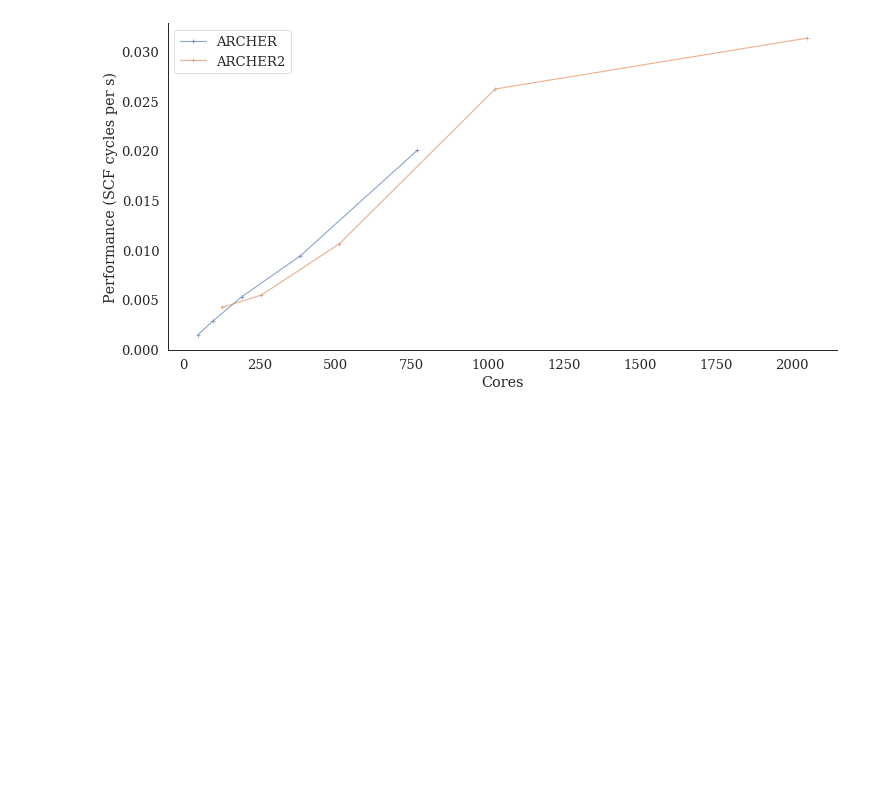
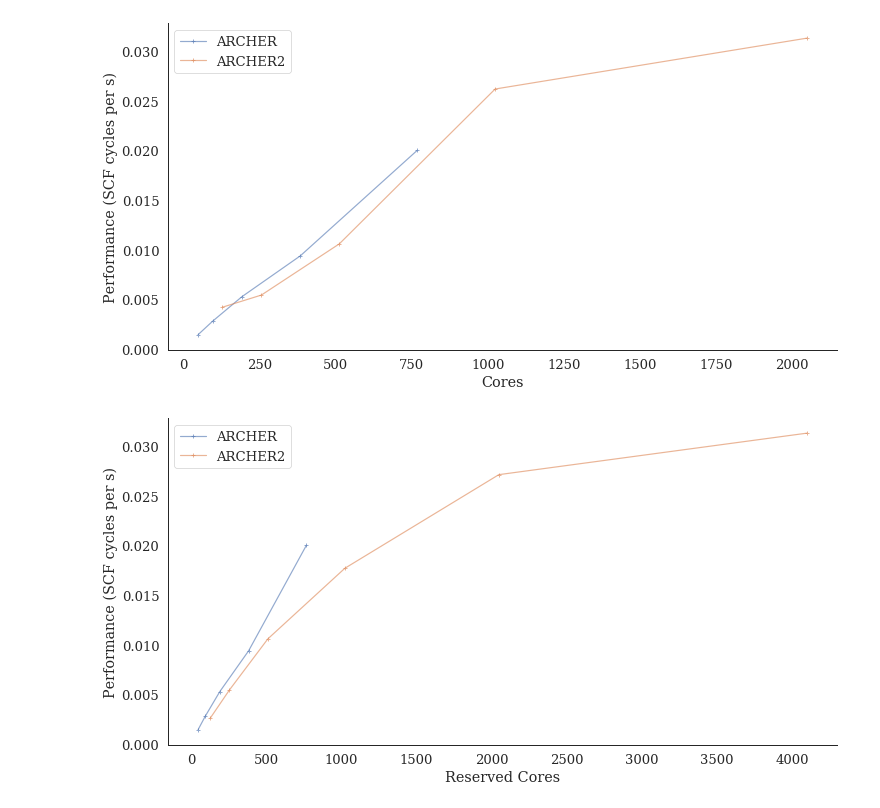
Before and after one commit to hpc-uk/archer-benchmarks, a Jupyter notebook: others/VASP/analysis/VASP_TiO2_perf_analysis.ipynb, the cells around one changed output. Saved outputs shown, nothing was run; the diff lists cells and outputs as text; code cells hidden in the pictures; blank space fills up the shorter version.

```diff
--- a/others/VASP/analysis/VASP_TiO2_perf_analysis.ipynb
+++ b/others/VASP/analysis/VASP_TiO2_perf_analysis.ipynb
@@ -90,3 +90,13 @@ plt.legend(loc='best')
 sns.despine()
 # %% [output]
 [figure]
+# %%
+for system in systems:
+    totcores = [n * cpn[system] for n in nodes[system]]
+    plt.plot(totcores, perf_nodes[system], '-+', label=names[system], alpha=0.6)
+plt.xlabel('Reserved Cores')
+plt.ylabel('Performance (SCF cycles per s)')
+plt.legend(loc='best')
+sns.despine()
+# %% [output]
+[figure, added]
```
Also changed, not shown: 1 other file.
